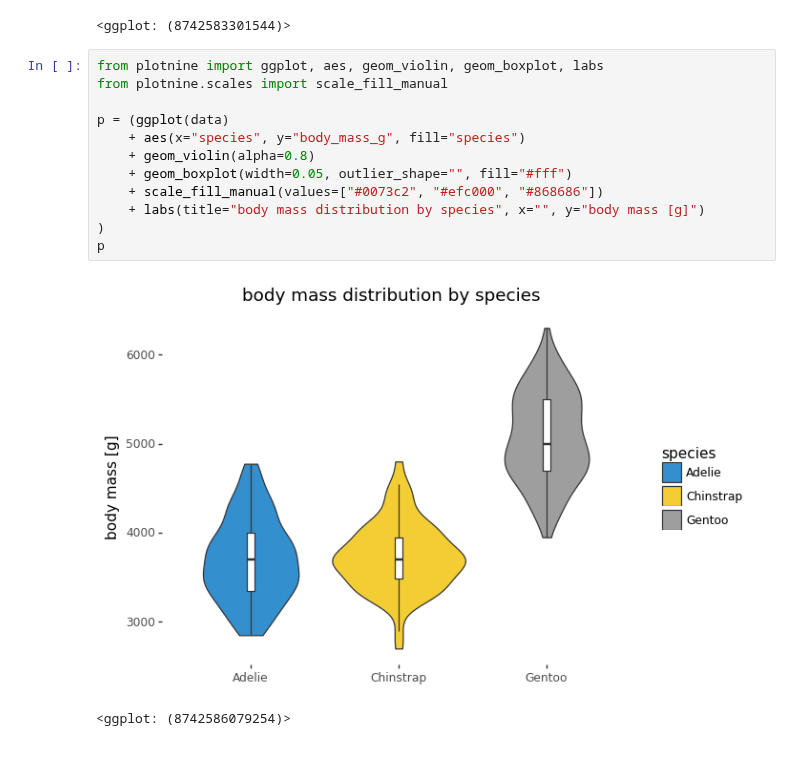
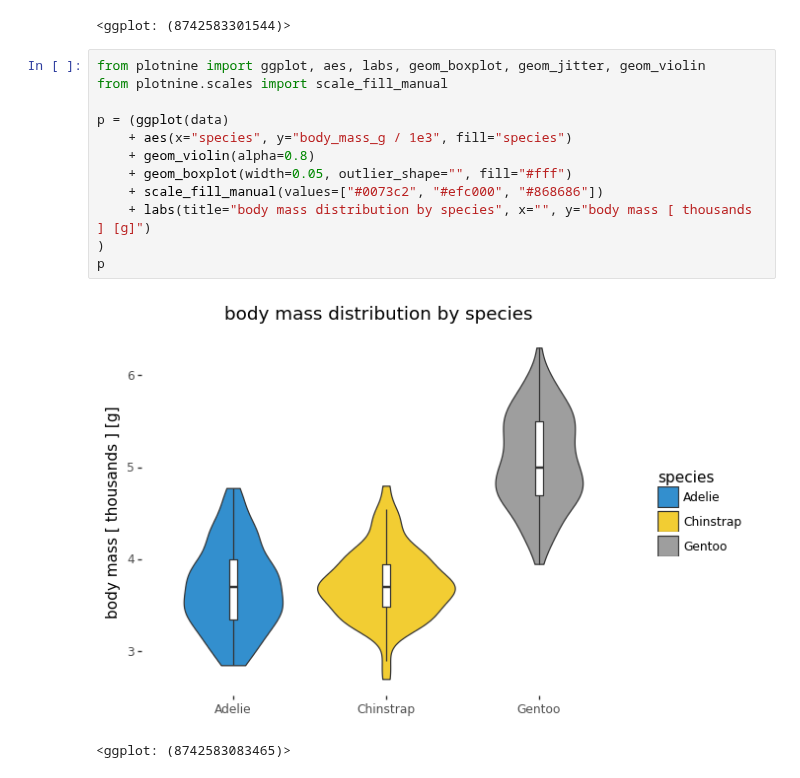
Before and after one commit to usefulmove/code, a Jupyter notebook: pinguino/pinguino.ipynb, the cells around one changed output. Drawn from its saved outputs; the diff is of its cells as text.

```diff
--- a/pinguino/pinguino.ipynb
+++ b/pinguino/pinguino.ipynb
@@ -36,17 +36,17 @@ p
 [figure]
 <ggplot: (8742583301544)>
 # %%
-from plotnine import ggplot, aes, geom_violin, geom_boxplot, labs
+from plotnine import ggplot, aes, labs, geom_boxplot, geom_jitter, geom_violin
 from plotnine.scales import scale_fill_manual
 
 p = (ggplot(data)
-    + aes(x="species", y="body_mass_g", fill="species")
+    + aes(x="species", y="body_mass_g / 1e3", fill="species")
     + geom_violin(alpha=0.8)
     + geom_boxplot(width=0.05, outlier_shape="", fill="#fff")
     + scale_fill_manual(values=["#0073c2", "#efc000", "#868686"])
-    + labs(title="body mass distribution by species", x="", y="body mass [g]")
+    + labs(title="body mass distribution by species", x="", y="body mass [ thousands ] [g]")
 )
 p
 # %% [output]
-[figure, old version]
+[figure, new version]
-<ggplot: (8742586079254)>
+<ggplot: (8742583083465)>
```
